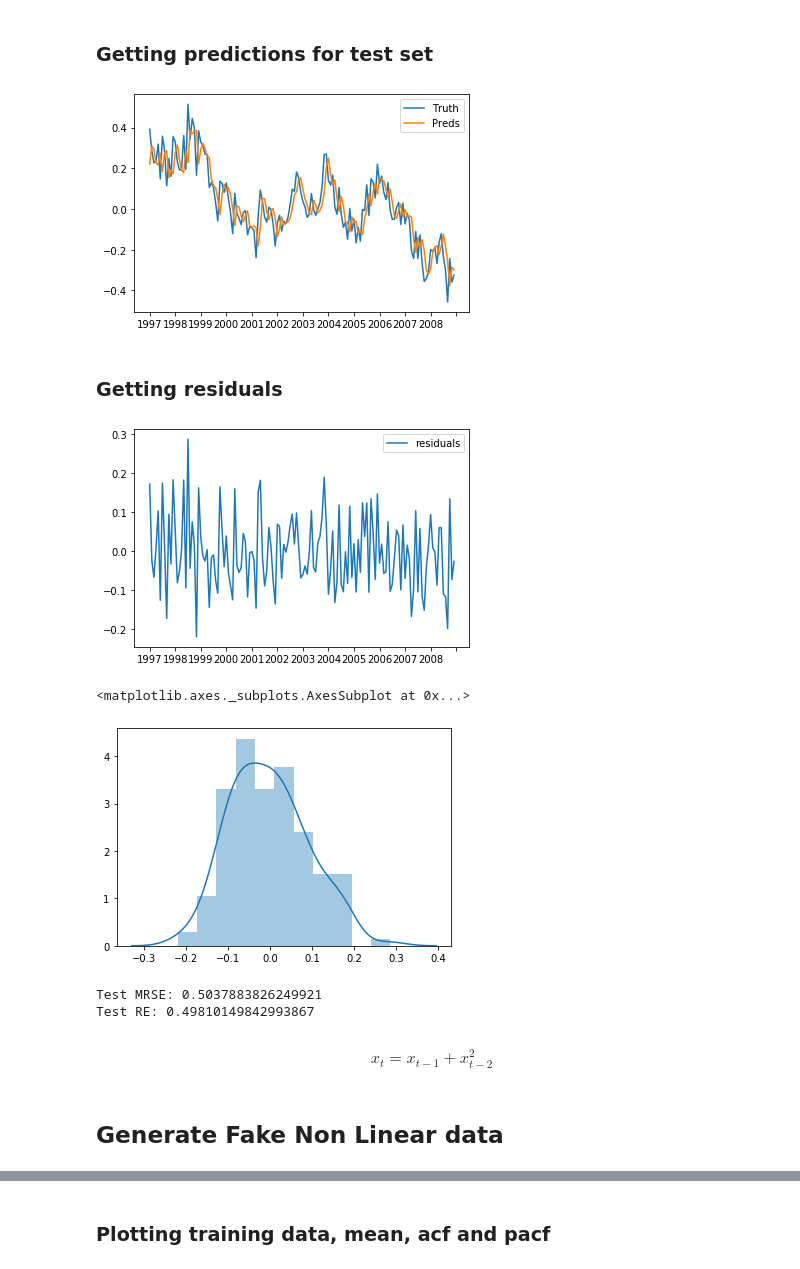
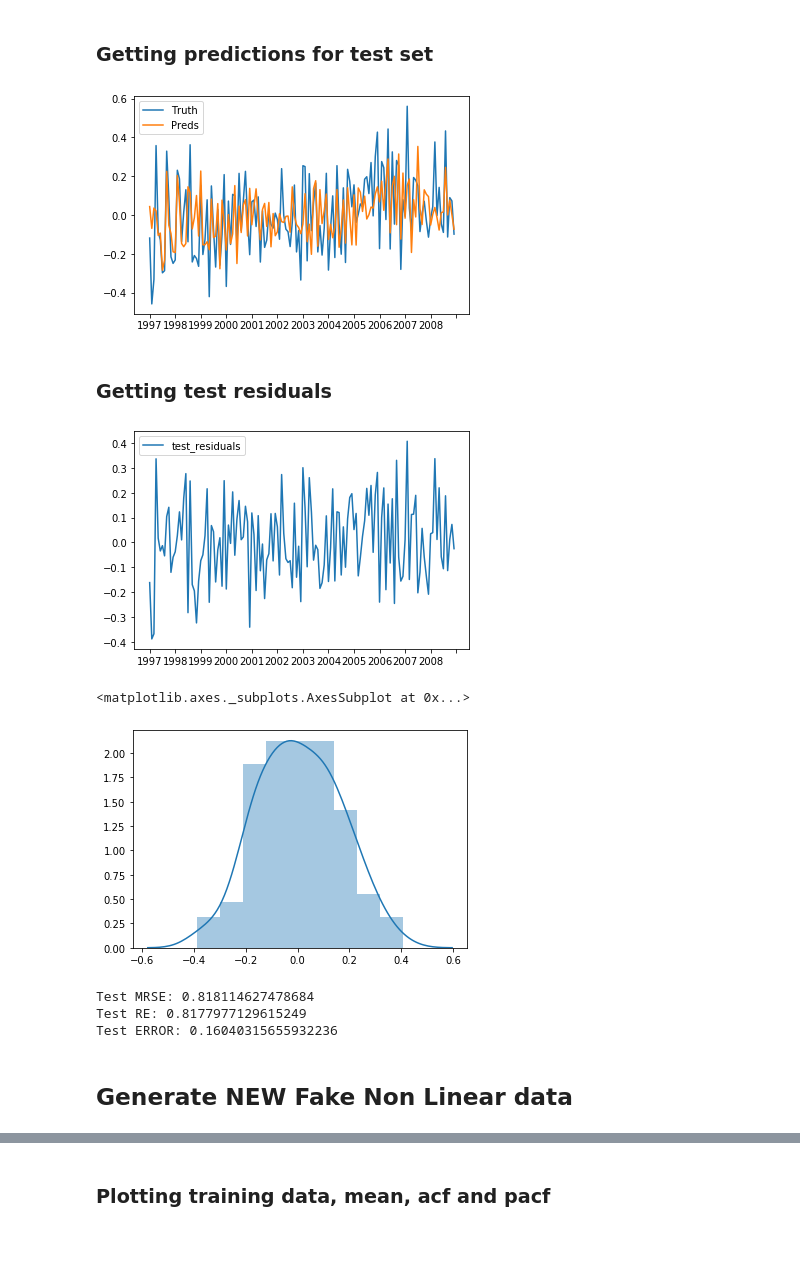
Before and after one commit to radsn23/ptsa2019project, a Jupyter notebook: ar_fakedata.ipynb, the cells around one changed output, grey strips where cells are left out. Saved outputs shown, nothing was run; the diff lists cells and outputs as text; code cells hidden in the pictures; blank space fills up the shorter version.

```diff
--- a/ar_fakedata.ipynb
+++ b/ar_fakedata.ipynb
@@ -338,0 +460,2 @@ plt.show()
+# %%
+training_data = training_data[p:]
@@ -338,0 +464,12 @@ plt.show()
+# %%
+LOAD_DATA = True
+
+training_data_file_name = f'fake_nonlinear_training_data_{p}.npy'
+testing_data_file_name = f'fake_nonlinear_test_data_{p}.npy'
+
+if LOAD_DATA:
+    training_data = np.load(training_data_file_name)
+    test_data = np.load(testing_data_file_name)
+else:
+    np.save(training_data_file_name,training_data)
+    np.save(testing_data_file_name,test_data)
@@ -388,12 +552,12 @@ sns.distplot(residuals)
 ### Getting predictions for test set
 # %%
 history = list(formatted_training_data.values)
-predictions = []
+test_predictions = []
 for t in range(len(test_data)):
-    model = sm.tsa.ARMA(history, (p,0)).fit(disp=False)
-    output = model.forecast()
+    arma_model = sm.tsa.ARMA(history, (p,0)).fit(disp=False)
+    output = arma_model.forecast()
     yhat = output[0][0]
-    predictions.append(yhat)
+    test_predictions.append(yhat)
     obs = test_data[t]
     history.append(obs)
     #print('predicted=%f, expected=%f' % (yhat, obs))
@@ -400,37 +566,37 @@ for t in range(len(test_data)):
 # %%
 plt.plot(test_data,label='Truth')
-plt.plot(predictions,label='Preds')
+plt.plot(test_predictions,label='Preds')
 plt.xticks(range(0,len(test_data)+1,12),labels=testing_years)
 plt.legend()
 plt.show()
 # %% [output]
-[figure, old version]
+[figure, new version]
 # %% [markdown]
-### Getting residuals
+### Getting test residuals
 # %%
-residuals = np.array(test_data)-np.array(predictions)
-plt.plot(residuals,label='residuals')
+test_residuals = np.array(test_data)-np.array(test_predictions)
+plt.plot(test_residuals,label='test_residuals')
 plt.xticks(range(0,len(test_data)+1,12),labels=testing_years)
 plt.legend()
 plt.show()
 # %% [output]
-[figure, old version]
+[figure, new version]
 # %%
-sns.distplot(residuals)
+sns.distplot(test_residuals)
 # %% [output]
 <matplotlib.axes._subplots.AxesSubplot at 0x...>
-[figure, old version]
+[figure, new version]
 # %%
-test_mrse = mrse(test_data,predictions)
-test_re = re(test_data,predictions)
-print(f'Test MRSE: {test_mrse}\nTest RE: {test_re}')
+test_mrse = mrse(test_data,test_predictions)
+test_re = re(test_data,test_predictions)
+test_error = error(test_data,test_predictions)
+print(f'Test MRSE: {test_mrse}\nTest RE: {test_re}\nTest ERROR: {test_error}')
 # %% [output]
-Test MRSE: 0.5037883826249921
-Test RE: 0.49810149842993867
+Test MRSE: 0.818114627478684
+Test RE: 0.8177977129615249
+Test ERROR: 0.16040315655932236
-# %% [markdown]
-$$ x_t = x_{t-1} +x_{t-2}^2$$
 # %% [markdown]
-## Generate Fake Non Linear data
+## Generate NEW Fake Non Linear data
 # %%
 year_begin=1950
 year_end=1996
```
Also changed, not shown: parts of 90 cells of this notebook, 6 other files.
